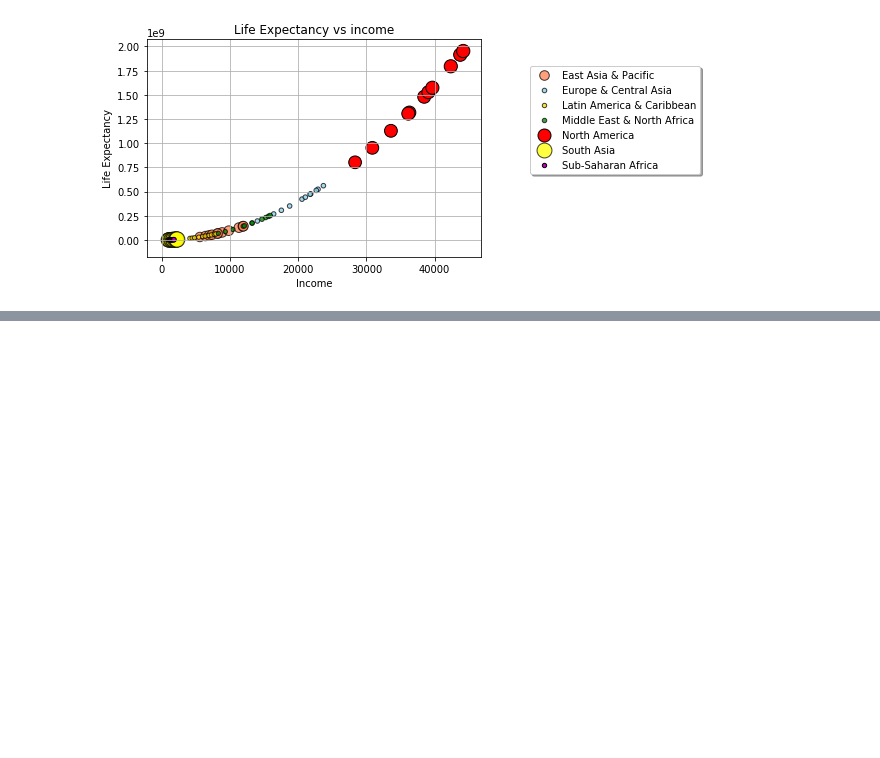
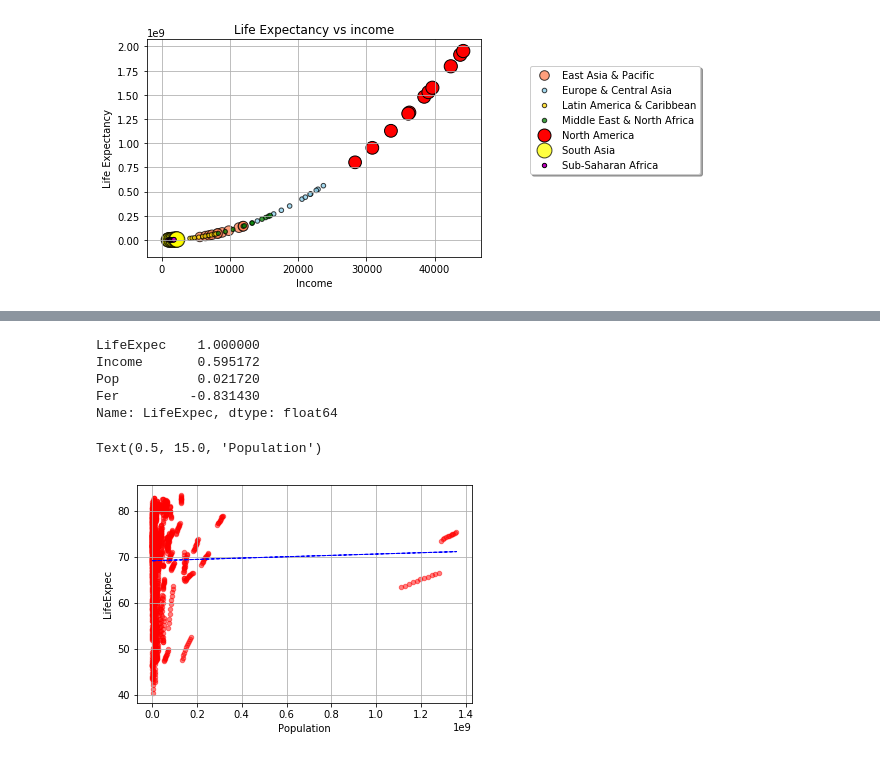
Before and after one commit to shilpiray/Project1, a Jupyter notebook: Project.ipynb, the cells around one changed output, grey strips where cells are left out. Cells and saved outputs as stored; diff of their text form; code cells hidden in the pictures; blank space fills up the shorter version.

```diff
--- a/Project.ipynb
+++ b/Project.ipynb
@@ -507,0 +420,19 @@ plt.legend(loc='upper center', bbox_to_anchor=(1.4, 0.9), shadow=True, ncol=1)
+# %%
+df_life_reindex = pd.concat([data['2003_life'], data['2004_life'],data['2005_life'],data['2006_life'],
+                           data['2007_life'],data['2008_life'],data['2009_life'],data['2010_life'],
+                           data['2011_life'],data['2012_life'],data['2013_life']],ignore_index=True)
+df_pop_reindex = pd.concat([data['2003_population'], data['2004_population'],data['2005_population'],data['2006_population'],
+                           data['2007_population'],data['2008_population'],data['2009_population'],data['2010_population'],
+                           data['2011_population'],data['2012_population'],data['2013_population']],ignore_index=True)
+df_inc_reindex = pd.concat([data['2003_inc'], data['2004_inc'],data['2005_inc'],data['2006_inc'],
+                           data['2007_inc'],data['2008_inc'],data['2009_inc'],data['2010_inc'],
+                           data['2011_inc'],data['2012_inc'],data['2013_inc']],ignore_index=True)
+df_fer_reindex = pd.concat([data['2003_fer'], data['2004_fer'],data['2005_fer'],data['2006_fer'],
+                           data['2007_fer'],data['2008_fer'],data['2009_fer'],data['2010_fer'],
+                           data['2011_fer'],data['2012_fer'],data['2013_fer']],ignore_index=True)
+# %%
+new_df = pd.DataFrame({"LifeExpec":df_life_reindex,
+                      "Pop":df_pop_reindex,
+                      "Fer":df_fer_reindex,
+                      "Income":df_inc_reindex})
+new_df.describe()
@@ -507,0 +449,20 @@ plt.legend(loc='upper center', bbox_to_anchor=(1.4, 0.9), shadow=True, ncol=1)
+# %%
+corr_matrix = new_df.corr()
+corr_matrix["LifeExpec"].sort_values(ascending=False)
+# %% [output]
+LifeExpec    1.000000
+Income       0.595172
+Pop          0.021720
+Fer         -0.831430
+Name: LifeExpec, dtype: float64
+# %%
+new_df.plot(kind="scatter", x="Pop", y="LifeExpec", alpha=0.5,color = 'red')
+plt.grid()
+vc_slope, vc_int, vc_r, vc_p, vc_std_err = stats.linregress( new_df['Pop'], new_df['LifeExpec'])
+vc_fit = vc_slope * new_df['Pop'] + vc_int
+plt.plot(new_df['Pop'], vc_fit, "b--", linewidth=1)
+plt.savefig('scatterplot_lifeexpec_vs_population.png')
+plt.xlabel("Population")
+# %% [output]
+Text(0.5, 15.0, 'Population')
+[figure, added]
```
Also changed, not shown: parts of 32 cells of this notebook, 30 other files.
